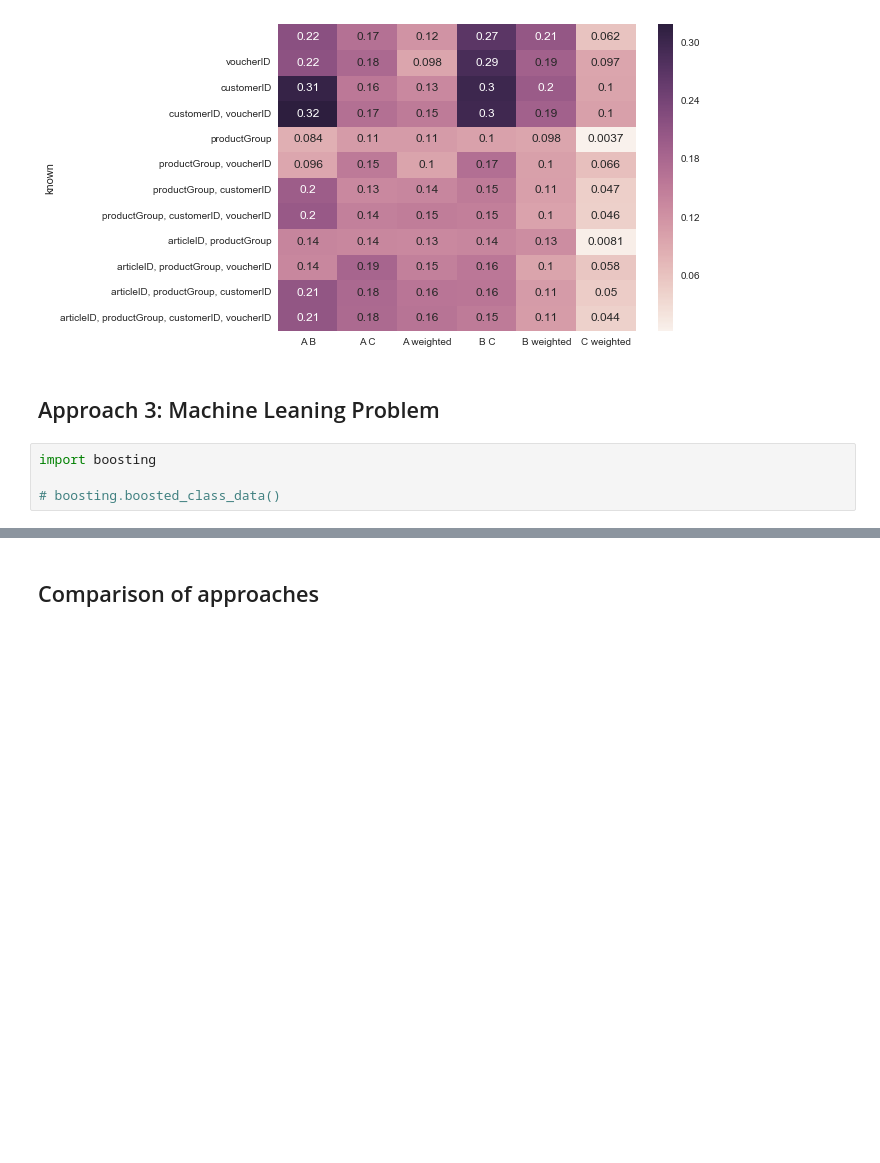
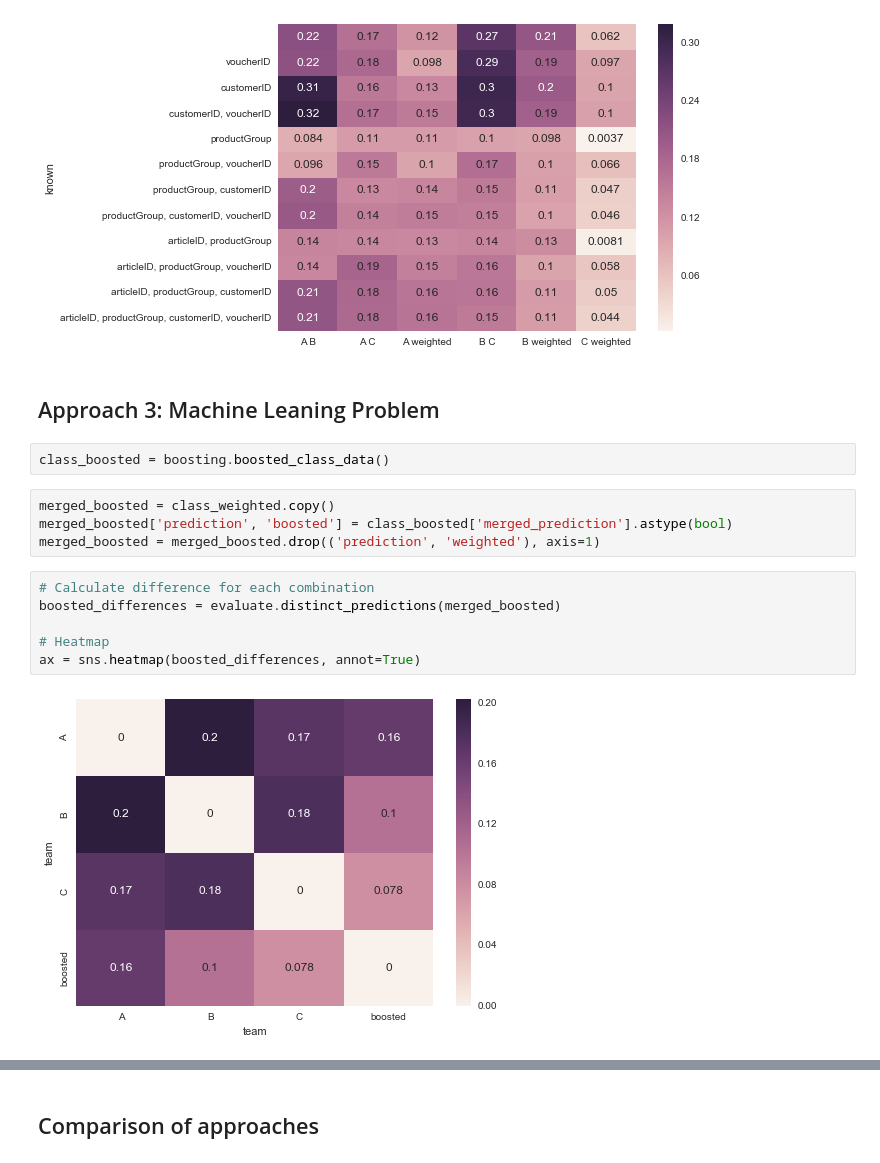
Before and after one commit to busfahren/dmc-results, a Jupyter notebook: merge.ipynb, the cells around one changed output, grey strips where cells are left out. Saved outputs shown, nothing was run; the diff lists cells and outputs as text; blank space fills up the shorter version.

Commit message:
Add visualisations for boosted approach

```diff
--- a/merge.ipynb
+++ b/merge.ipynb
@@ -155,6 +156,16 @@ ax = sns.heatmap(weighted_split_differences, annot=True)
 # %% [markdown]
 ## Approach 3: Machine Leaning Problem
 # %%
-import boosting
-
-# boosting.boosted_class_data()
+class_boosted = boosting.boosted_class_data()
+# %%
+merged_boosted = class_weighted.copy()
+merged_boosted['prediction', 'boosted'] = class_boosted['merged_prediction'].astype(bool)
+merged_boosted = merged_boosted.drop(('prediction', 'weighted'), axis=1)
+# %%
+# Calculate difference for each combination
+boosted_differences = evaluate.distinct_predictions(merged_boosted)
+
+# Heatmap
+ax = sns.heatmap(boosted_differences, annot=True)
+# %% [output]
+[figure, added]
```
Also changed, not shown: parts of 2 cells of this notebook.
